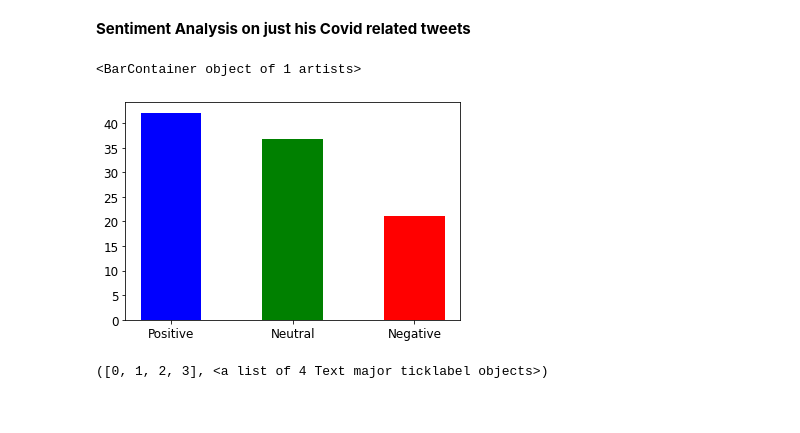
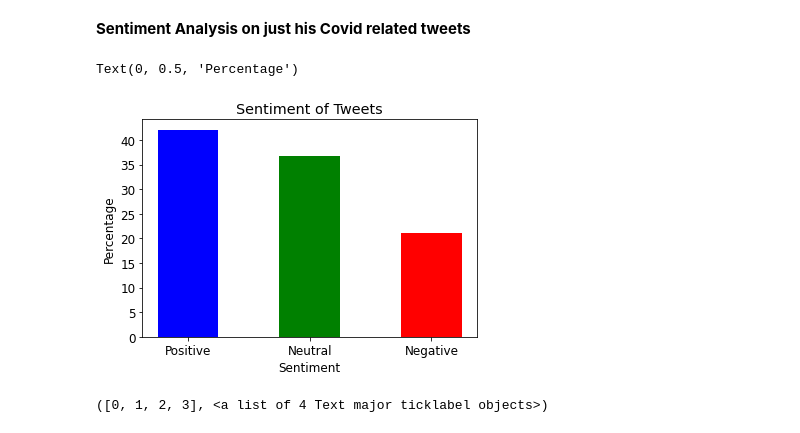
Before and after one commit to AliShujjat/Twitter, a Jupyter notebook: TwitterImran.ipynb, the cells around one changed output. Saved outputs shown, nothing was run; the diff lists cells and outputs as text; code cells hidden in the pictures.

```diff
--- a/TwitterImran.ipynb
+++ b/TwitterImran.ipynb
@@ -402,11 +411,14 @@ neg_tweets_perc = len(neg_tweets_covid)/19*100
 # %%
 ax1 = plt.subplot()
 ax1.bar('Positive', pos_tweets_perc, width=0.5, color='b', align='center')
 ax1.bar('Neutral', neu_tweets_perc, width=0.5, color='g', align='center')
 ax1.bar('Negative', neg_tweets_perc, width=0.5, color='r', align='center')
+plt.title('Sentiment of Tweets')
+plt.xlabel('Sentiment')
+plt.ylabel('Percentage')
 # %% [output]
-<BarContainer object of 1 artists>
+Text(0, 0.5, 'Percentage')
-[figure, old version]
+[figure, new version]
 # %%
 dictionary = {'Khan': 19, 'Trump' : 1, 'Trudeau': 21, 'Boris': 12}
 keys = dictionary. keys()
```
Also changed, not shown: parts of 8 cells of this notebook.
